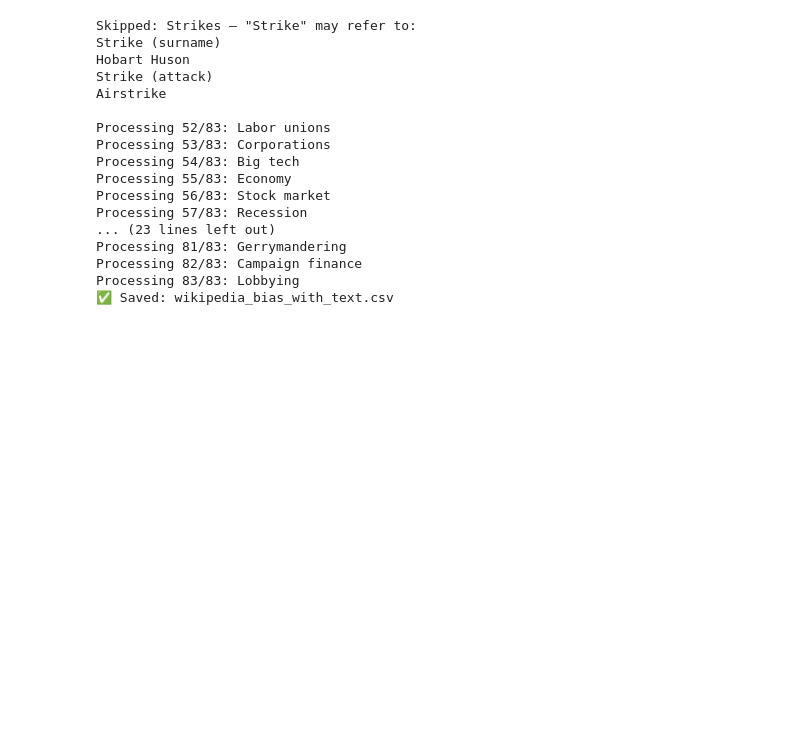
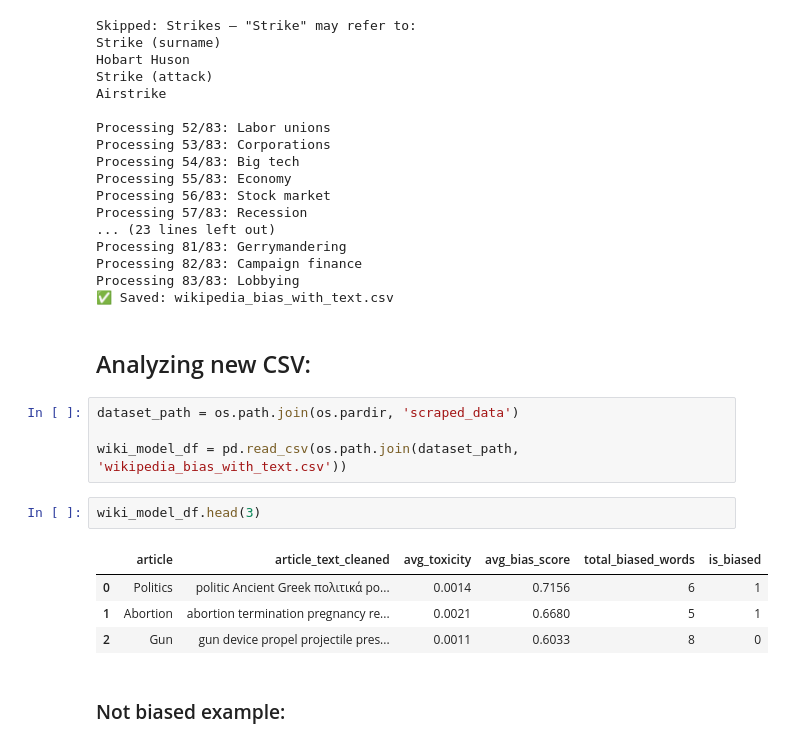
Before and after one commit to betanight/MayCodePudding, a Jupyter notebook: notebooks/article_test.ipynb, the cells around one changed output. Drawn from its saved outputs; the diff is of its cells as text; blank space fills up the shorter version.

```diff
--- a/notebooks/article_test.ipynb
+++ b/notebooks/article_test.ipynb
@@ -397,3 +399,18 @@ Processing 81/83: Gerrymandering
 Processing 82/83: Campaign finance
 Processing 83/83: Lobbying
 ✅ Saved: wikipedia_bias_with_text.csv
+# %% [markdown]
+## Analyzing new CSV:
+# %%
+dataset_path = os.path.join(os.pardir, 'scraped_data')
+
+wiki_model_df = pd.read_csv(os.path.join(dataset_path, 'wikipedia_bias_with_text.csv'))
+# %%
+wiki_model_df.head(3)
+# %% [output]
+|  | article | article_text_cleaned | avg_toxicity | avg_bias_score | total_biased_words | is_biased |
+| 0 | Politics | politic Ancient Greek πολιτικά po... | 0.0014 | 0.7156 | 6 | 1 |
+| 1 | Abortion | abortion termination pregnancy re... | 0.0021 | 0.6680 | 5 | 1 |
+| 2 | Gun | gun device propel projectile pres... | 0.0011 | 0.6033 | 8 | 0 |
+# %% [markdown]
+### Not biased example:
```
Also changed, not shown: parts of 17 cells of this notebook, 1 other file.
